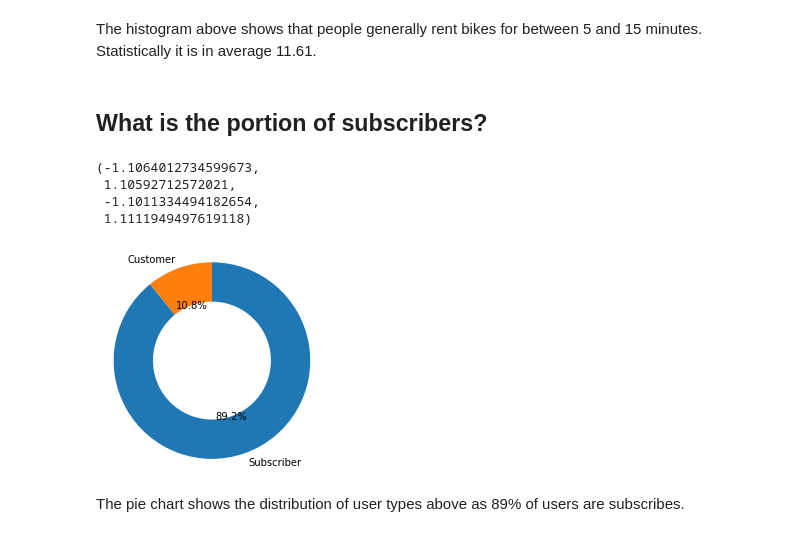
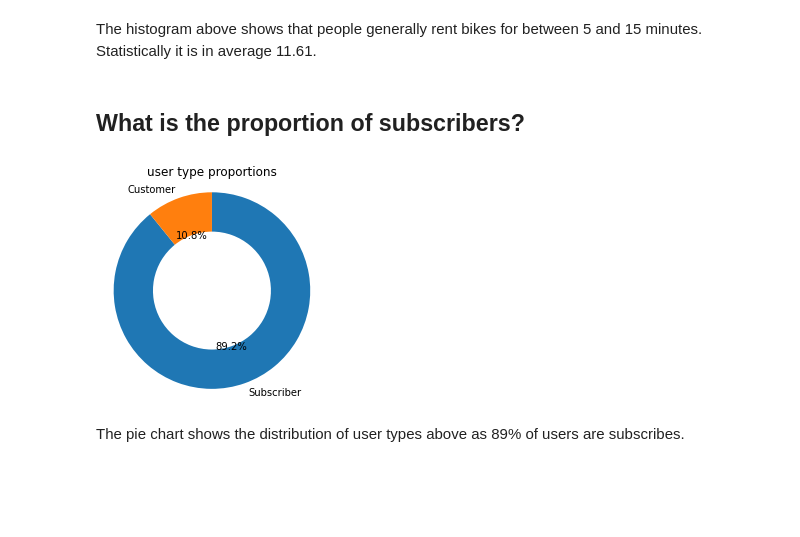
Before and after one commit to merveykaya/data_visualization_fordgobike, a Jupyter notebook: Part_II_slide_deck_template.ipynb, the cells around one changed output. Drawn from its saved outputs; the diff is of its cells as text; code cells hidden in the pictures; blank space fills up the shorter version.

```diff
--- a/Part_II_slide_deck_template.ipynb
+++ b/Part_II_slide_deck_template.ipynb
@@ -99,19 +89,16 @@ df_ford['duration_minutes'].mean()
 # %% [markdown]
 The histogram above shows that people generally rent bikes for between 5 and 15 minutes. Statistically it is in average 11.61.
 # %% [markdown]
-## What is the portion of subscribers?
+## What is the proportion of subscribers?
 # %%
 sorted_counts = df_ford['user_type'].value_counts()
 
 plt.pie(sorted_counts, labels = sorted_counts.index, autopct='%1.1f%%', startangle = 90,
         counterclock = False, wedgeprops = {'width' : 0.4});
 plt.axis('square')
+plt.title('user type proportions');
 # %% [output]
-(-1.1064012734599673,
- 1.10592712572021,
- -1.1011334494182654,
- 1.1111949497619118)
-[figure, old version]
+[figure, new version]
 # %% [markdown]
 The pie chart shows the distribution of user types above as 89% of users are subscribes.
 # %% [markdown]
```
Also changed, not shown: parts of 20 cells of this notebook, 3 other files.
